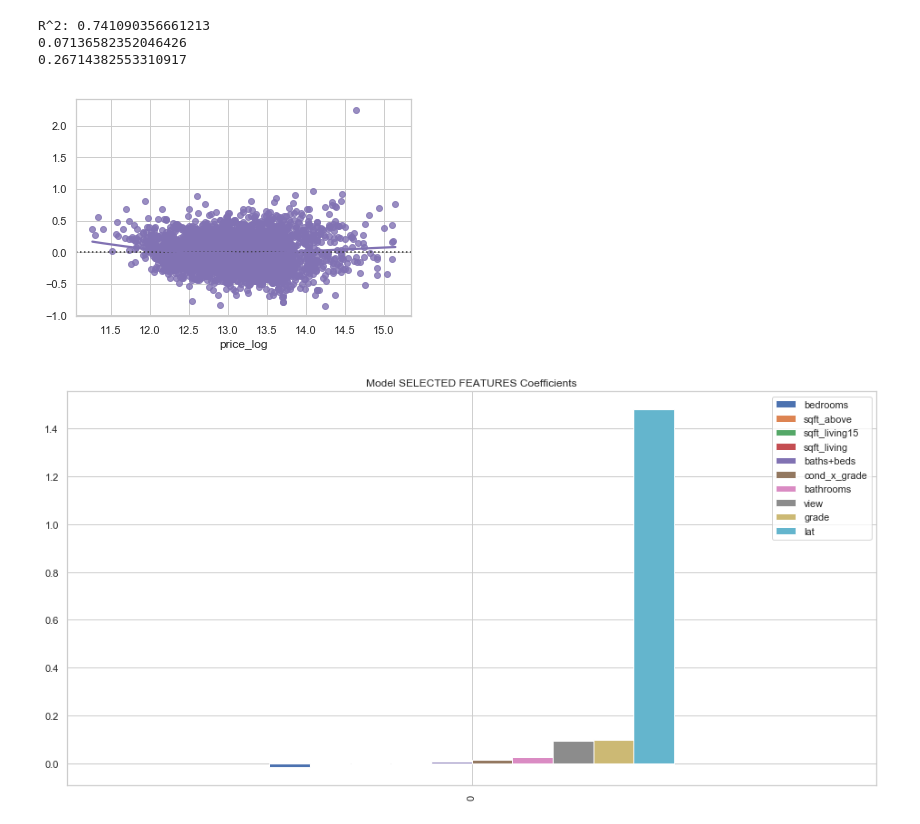
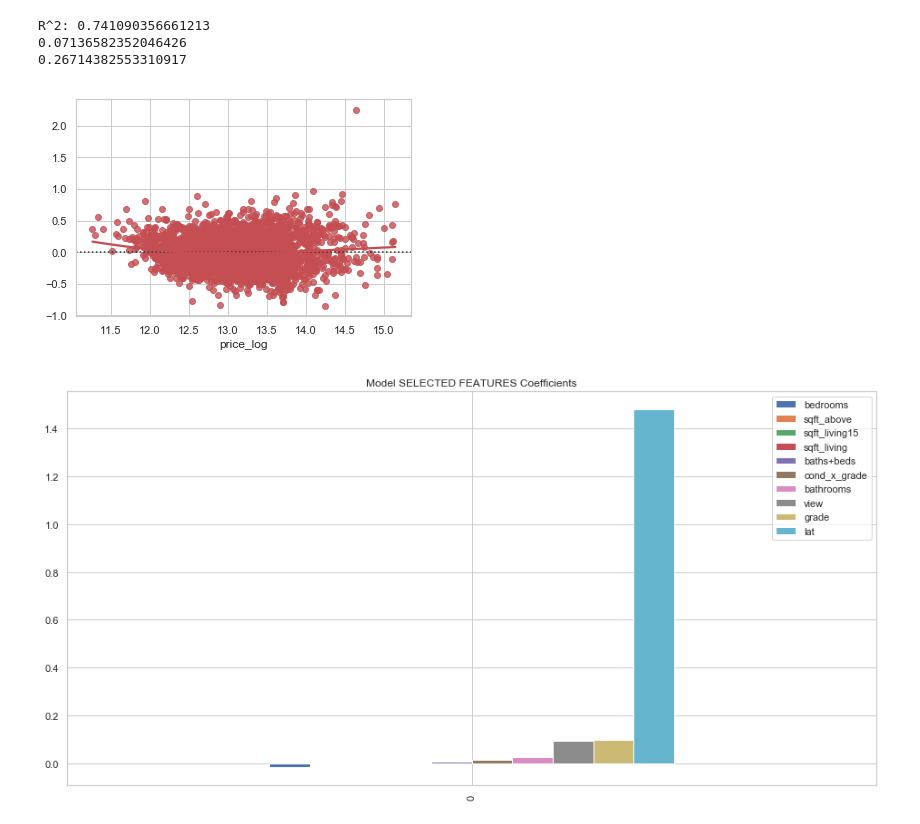
Before and after one commit to kiryl-p/mod4_mini_proj, a Jupyter notebook: mod4_miniproj.ipynb, the cells around one changed output. Saved outputs shown, nothing was run; the diff lists cells and outputs as text; code cells hidden in the pictures.

```diff
--- a/mod4_miniproj.ipynb
+++ b/mod4_miniproj.ipynb
@@ -318,12 +318,12 @@ BASE MODEL WITH SELECTED FEATURES
 # %%
-X_train = X_train[selected_columns]
-X_test = X_test[selected_columns]
+X_trainS = X_train[selected_columns]
+X_testS = X_test[selected_columns]
 # %%
 # instantiate a model
 lm_sel= linear_model.LinearRegression()
 
 #train a model
-lm_sel= lm_sel.fit(X_train, y_train)
+lm_sel= lm_sel.fit(X_trainS, y_train)
 # %%
 print(lm_sel.intercept_)
 print(lm_sel.coef_)
@@ -345,7 +345,7 @@ R^2: 0.7388540638420416
 0.07152241237265992
 0.2674367446194706
 # %%
-y_test_pred_sel= lm_sel.predict(X_test)
+y_test_pred_sel= lm_sel.predict(X_testS)
 # %%
 base_test_sel_mse= metrics.mean_squared_error(y_test, y_test_pred_sel)
 base_test_sel_rmse= np.sqrt(base_test_sel_mse)
@@ -357,8 +357,8 @@ R^2: 0.741090356661213
 0.07136582352046426
 0.26714382553310917
 # %%
-sns.residplot(y_test, y_test_pred_sel, lowess= True, color= 'm');
+sns.residplot(y_test, y_test_pred_sel, lowess= True, color= 'r');
 # %% [output]
-[figure, old version]
+[figure, new version]
 # %%
 coef = pd.DataFrame(data=lm_sel.coef_ ).T
```
Also changed, not shown: parts of 13 cells of this notebook.
